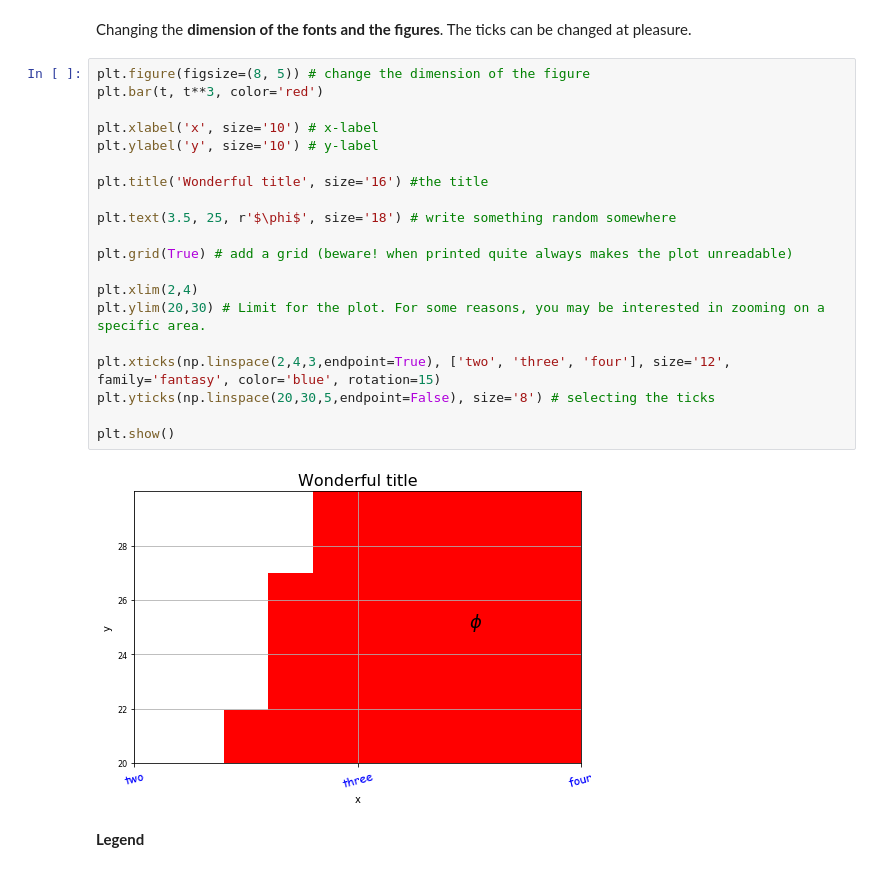
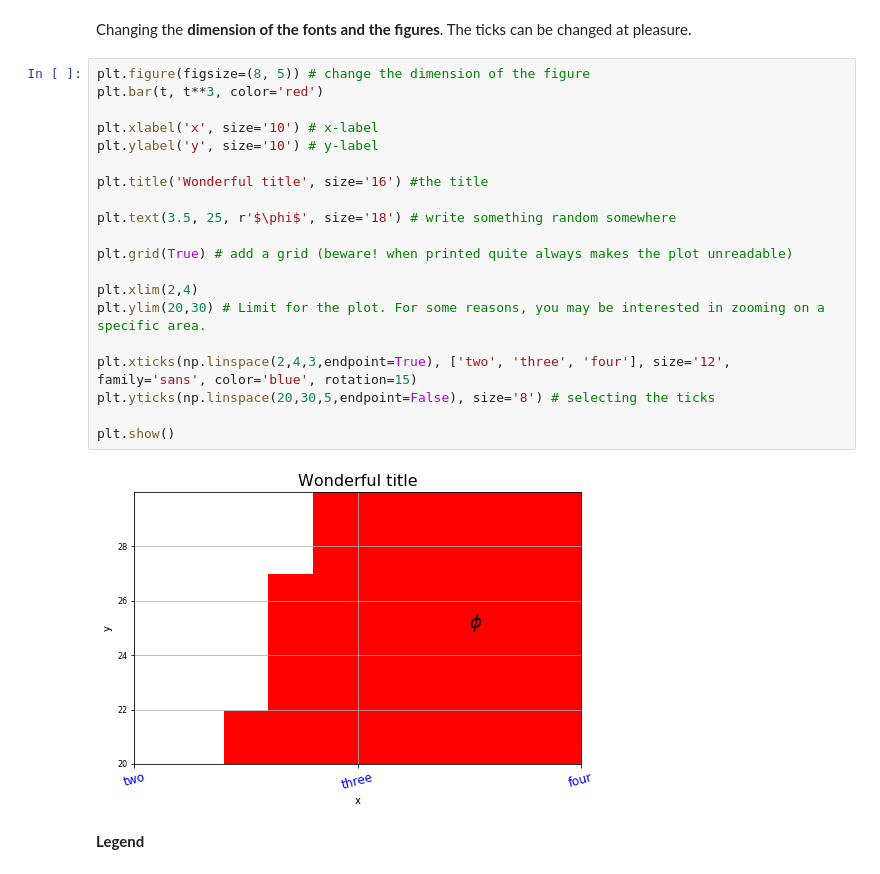
Before and after one commit to fabiosaracco/networks_01_2020, a Jupyter notebook: Lectures/Lecture_3_Matplotlib.ipynb, the cells around one changed output. Cells and saved outputs as stored; diff of their text form.

```diff
--- a/Lectures/Lecture_3_Matplotlib.ipynb
+++ b/Lectures/Lecture_3_Matplotlib.ipynb
@@ -101,25 +113,25 @@ Changing the **dimension of the fonts and the figures**. The ticks can be change
 # %%
 plt.figure(figsize=(8, 5)) # change the dimension of the figure
 plt.bar(t, t**3, color='red')
 
 plt.xlabel('x', size='10') # x-label
 plt.ylabel('y', size='10') # y-label
 
 plt.title('Wonderful title', size='16') #the title
 
 plt.text(3.5, 25, r'$\phi$', size='18') # write something random somewhere
 
 plt.grid(True) # add a grid (beware! when printed quite always makes the plot unreadable)
 
 plt.xlim(2,4)
 plt.ylim(20,30) # Limit for the plot. For some reasons, you may be interested in zooming on a specific area.
 
-plt.xticks(np.linspace(2,4,3,endpoint=True), ['two', 'three', 'four'], size='12', family='fantasy', color='blue', rotation=15)
+plt.xticks(np.linspace(2,4,3,endpoint=True), ['two', 'three', 'four'], size='12', family='sans', color='blue', rotation=15)
 plt.yticks(np.linspace(20,30,5,endpoint=False), size='8') # selecting the ticks
 
 plt.show()
 # %% [output]
-[figure, old version]
+[figure, new version]
 # %% [markdown]
 **Legend**
 # %%
```
Also changed, not shown: parts of 17 cells of this notebook, 3 other files.
